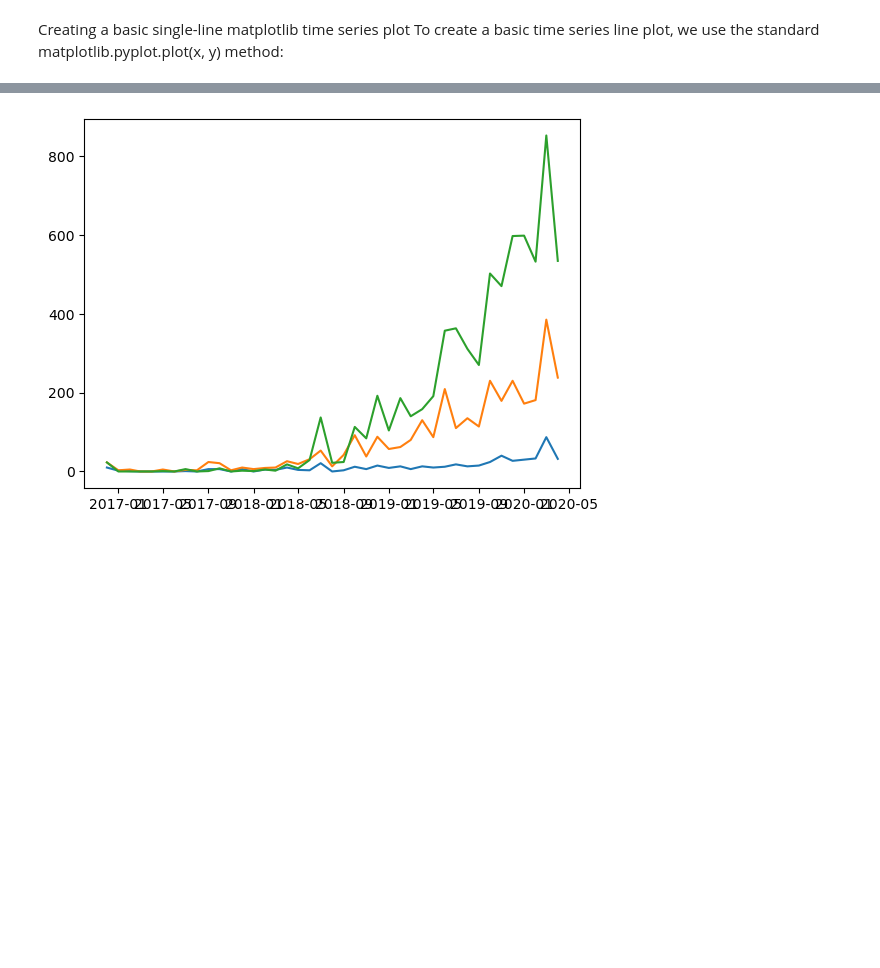
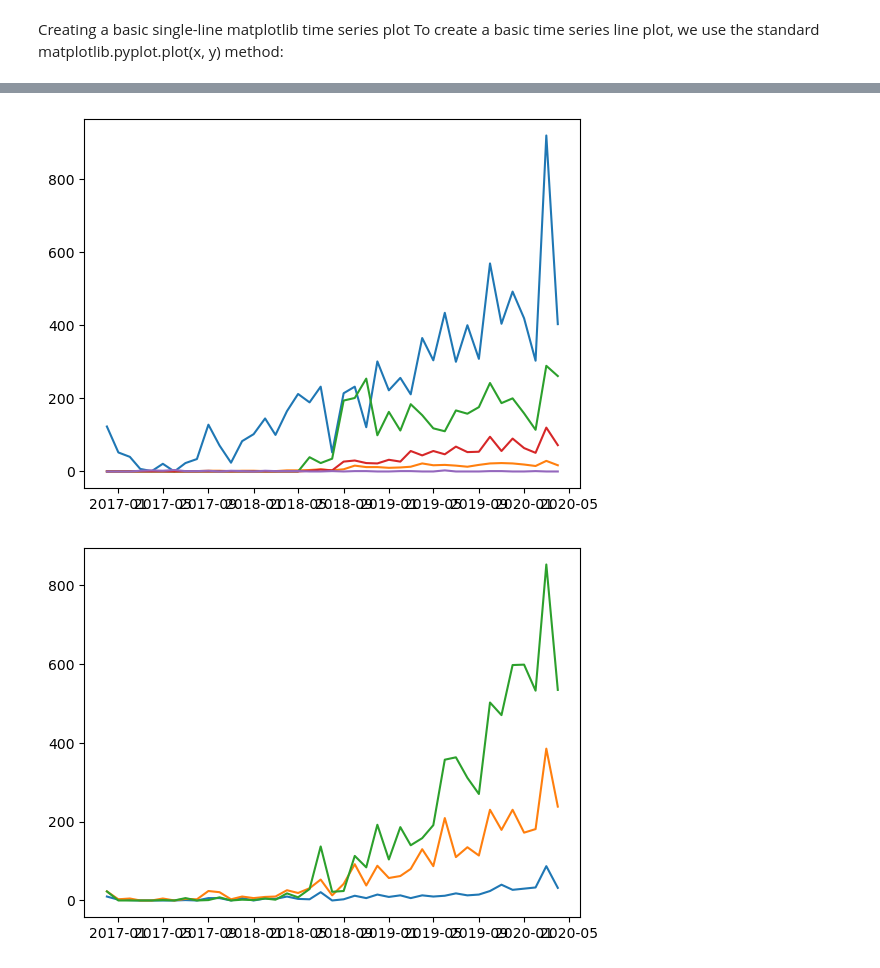
Before and after one commit to yanboyang713/project-health, a Jupyter notebook: main.ipynb, the cells around one changed output, grey strips where cells are left out. Saved outputs shown, nothing was run; the diff lists cells and outputs as text; code cells hidden in the pictures; blank space fills up the shorter version.

```diff
--- a/main.ipynb
+++ b/main.ipynb
@@ -108,3 +222,8 @@ plt.plot(data.index, data['activity'])
+# %%
+for col in ['monthly_commits', 'monthly_contributors','monthly_stargazer', 'monthly_forks', 'monthly_watchers']:
+    plt.plot(data.index, data[col])
+# %% [output]
+[figure, added]
 # %%
 for col in ['monthly_open_issues', 'monthly_closed_issues', 'monthly_issue_comments']:
     plt.plot(data.index, data[col])
```
Also changed, not shown: parts of 59 cells of this notebook.
